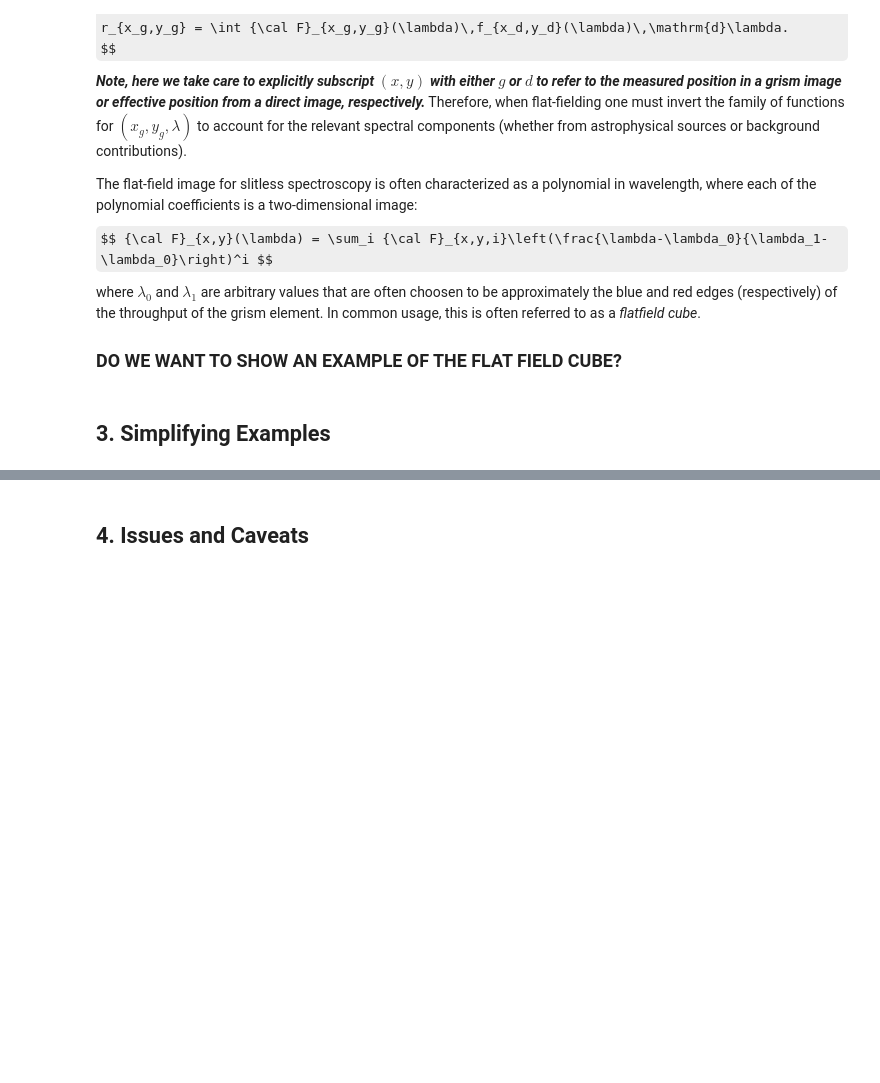
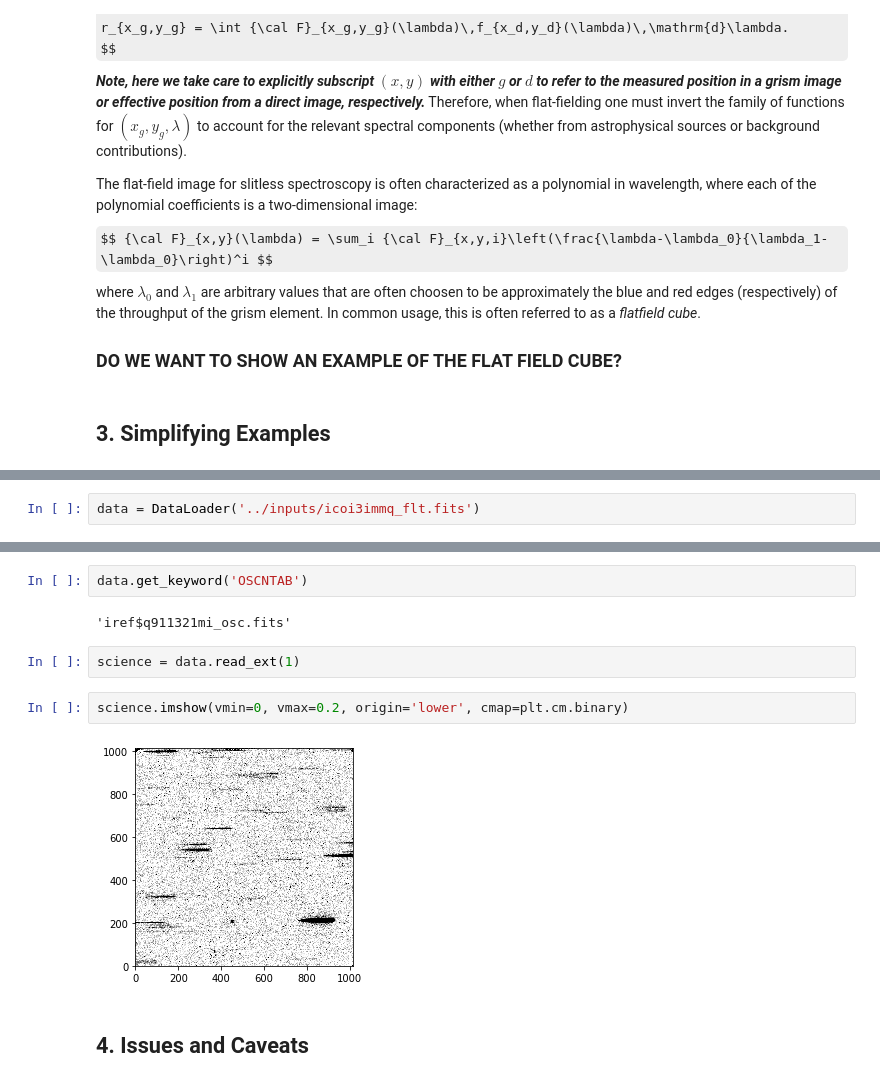
Before and after one commit to mehdirezaie/grism, a Jupyter notebook: notebooks/FlatField_ryan.ipynb, the cells around one changed output, grey strips where cells are left out. Saved outputs shown, nothing was run; the diff lists cells and outputs as text; some formulas as TeX source; blank space fills up the shorter version.

Commit message:
add science ex to Russell

```diff
--- a/notebooks/FlatField_ryan.ipynb
+++ b/notebooks/FlatField_ryan.ipynb
@@ -43,0 +55,2 @@ where $\lambda_0$ and $\lambda_1$ are arbitrary values that are often choosen to
+# %%
+data = DataLoader('../inputs/icoi3immq_flt.fits')
@@ -44,2 +69,12 @@ where $\lambda_0$ and $\lambda_1$ are arbitrary values that are often choosen to
+# %%
+data.get_keyword('OSCNTAB')
+# %% [output]
+'iref$q911321mi_osc.fits'
+# %%
+science = data.read_ext(1)
+# %%
+science.imshow(vmin=0, vmax=0.2, origin='lower', cmap=plt.cm.binary)
+# %% [output]
+[figure, added]
 # %% [markdown]
 ## 4.  Issues and Caveats
```
Also changed, not shown: parts of 3 cells of this notebook, 1 other file.
